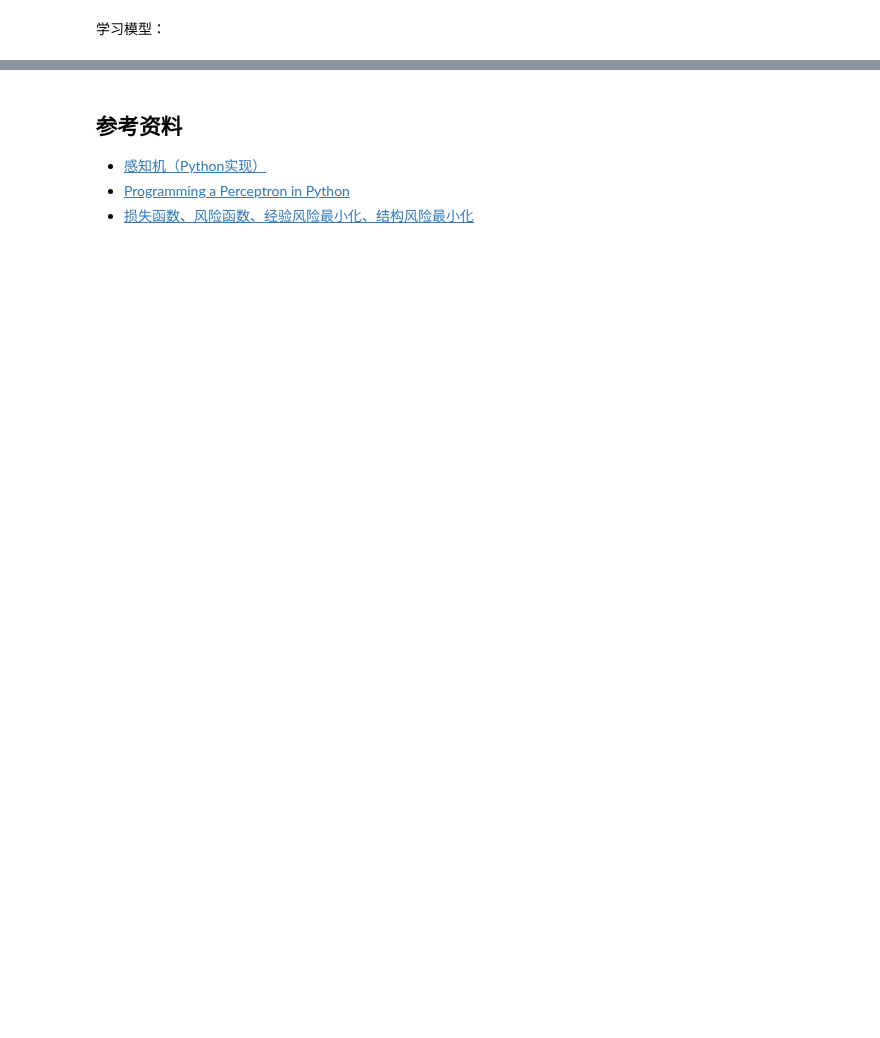
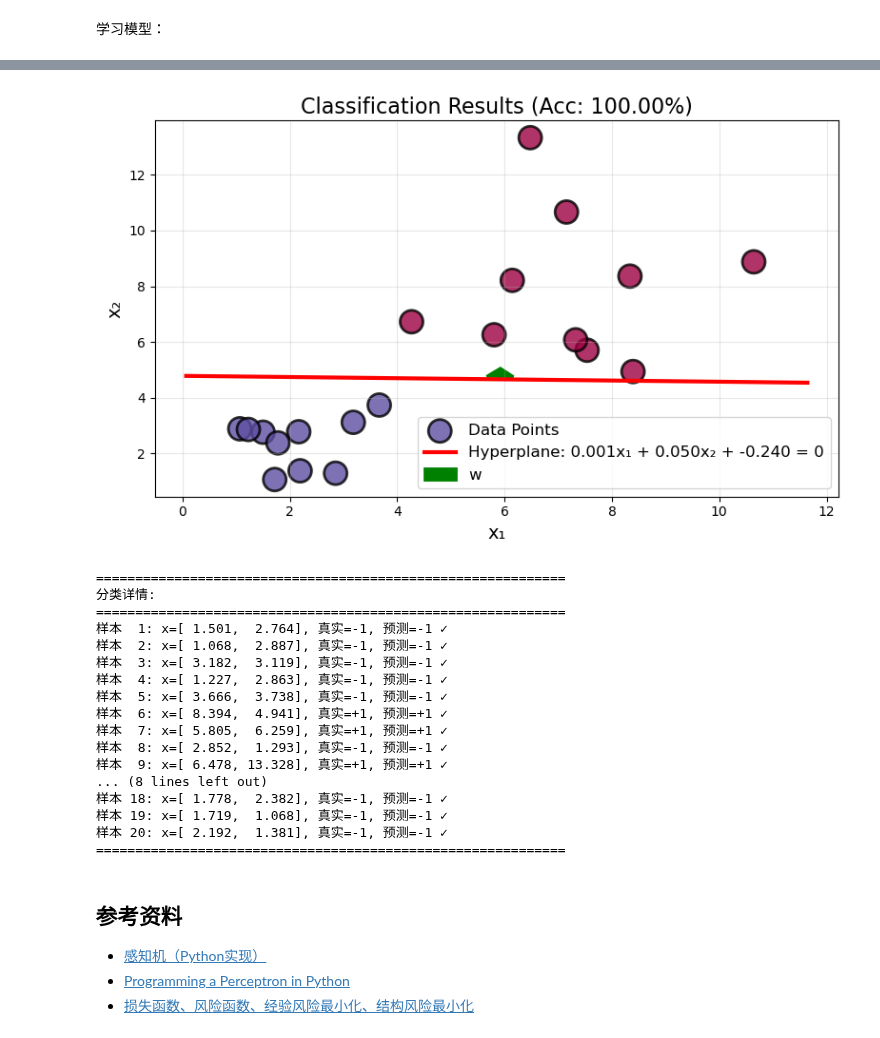
Before and after one commit to bushuhui/machinelearning_notebook, a Jupyter notebook: 5_nn/1-Perceptron.ipynb, the cells around one changed output, grey strips where cells are left out. Cells and saved outputs as stored; diff of their text form; code cells hidden in the pictures; blank space fills up the shorter version.

Commit message:
Improve perceptron program

```diff
--- a/5_nn/1-Perceptron.ipynb
+++ b/5_nn/1-Perceptron.ipynb
@@ -293,3 +327,75 @@ plt.show()
+# %%
+# 准备可视化数据
+label_colors = y_pred.copy()
+label_colors[label_colors == -1] = 2  # 将 -1 映射为 2 以便配色
+
+# 创建图形
+plt.figure(figsize=(8, 5))
+
+# 绘制数据点
+scatter = plt.scatter(X_train[:, 0], X_train[:, 1], marker='o', s=300,
+                      c=label_colors, cmap=plt.cm.Spectral,
+                      edgecolors='black', linewidths=2, alpha=0.8,
+                      label='Data Points')
+
+# 绘制分类超平面
+# 超平面方程: w[0] * x1 + w[1] * x2 + b = 0
+# 改写为: x2 = -(w[0] * x1 + b) / w[1]
+x1_min, x1_max = X_train[:, 0].min() - 1, X_train[:, 0].max() + 1
+x1_line = np.linspace(x1_min, x1_max, 100)
+x2_line = -(w[0] * x1_line + b) / w[1]
+
+plt.plot(x1_line, x2_line, 'r-', linewidth=3,
+         label=f'Hyperplane: {w[0]:.3f}x₁ + {w[1]:.3f}x₂ + {b:.3f} = 0')
+
+# 添加决策边界的法向量（可选，用于理解超平面方向）
+# 在超平面中点画一个箭头表示法向量方向
+mid_idx = len(x1_line) // 2
+mid_x1, mid_x2 = x1_line[mid_idx], x2_line[mid_idx]
+plt.arrow(mid_x1, mid_x2, w[0]*2, w[1]*2,
+          head_width=0.5, head_length=0.3, fc='green', ec='green',
+          label='w', linewidth=2)
+
+# 设置图形属性
+plt.xlabel('x₁', fontsize=14)
+plt.ylabel('x₂', fontsize=14)
+plt.title(f'Classification Results (Acc: {accuracy*100:.2f}%)', fontsize=16)
+plt.legend(fontsize=12)
+plt.grid(True, alpha=0.3)
+plt.tight_layout()
+
+# 保存图形
+plt.savefig("fig-res_perceptron_res_data.pdf")
+plt.show()
+
+# 输出分类报告
+print("\n" + "=" * 60)
+print("分类详情:")
+print("=" * 60)
+for i, (xi, yi_true, yi_pred) in enumerate(zip(X_train, y_train, y_pred)):
+    status = "✓" if yi_true == yi_pred else "✗"
+    print(f"样本 {i+1:2d}: x=[{xi[0]:6.3f}, {xi[1]:6.3f}], "
+          f"真实={yi_true:+2.0f}, 预测={yi_pred:+2.0f} {status}")
+print("=" * 60)
+# %% [output]
+[figure, added]
+============================================================
+分类详情:
+============================================================
+样本  1: x=[ 1.501,  2.764], 真实=-1, 预测=-1 ✓
+样本  2: x=[ 1.068,  2.887], 真实=-1, 预测=-1 ✓
+样本  3: x=[ 3.182,  3.119], 真实=-1, 预测=-1 ✓
+样本  4: x=[ 1.227,  2.863], 真实=-1, 预测=-1 ✓
+样本  5: x=[ 3.666,  3.738], 真实=-1, 预测=-1 ✓
+样本  6: x=[ 8.394,  4.941], 真实=+1, 预测=+1 ✓
+样本  7: x=[ 5.805,  6.259], 真实=+1, 预测=+1 ✓
+样本  8: x=[ 2.852,  1.293], 真实=-1, 预测=-1 ✓
+样本  9: x=[ 6.478, 13.328], 真实=+1, 预测=+1 ✓
+... (8 lines left out)
+样本 18: x=[ 1.778,  2.382], 真实=-1, 预测=-1 ✓
+样本 19: x=[ 1.719,  1.068], 真实=-1, 预测=-1 ✓
+样本 20: x=[ 2.192,  1.381], 真实=-1, 预测=-1 ✓
+============================================================
 # %% [markdown]
 ## 参考资料
 * [感知机（Python实现）](http://www.cnblogs.com/kaituorensheng/p/3561091.html)
```
Also changed, not shown: parts of 6 cells of this notebook, 2 other files.
